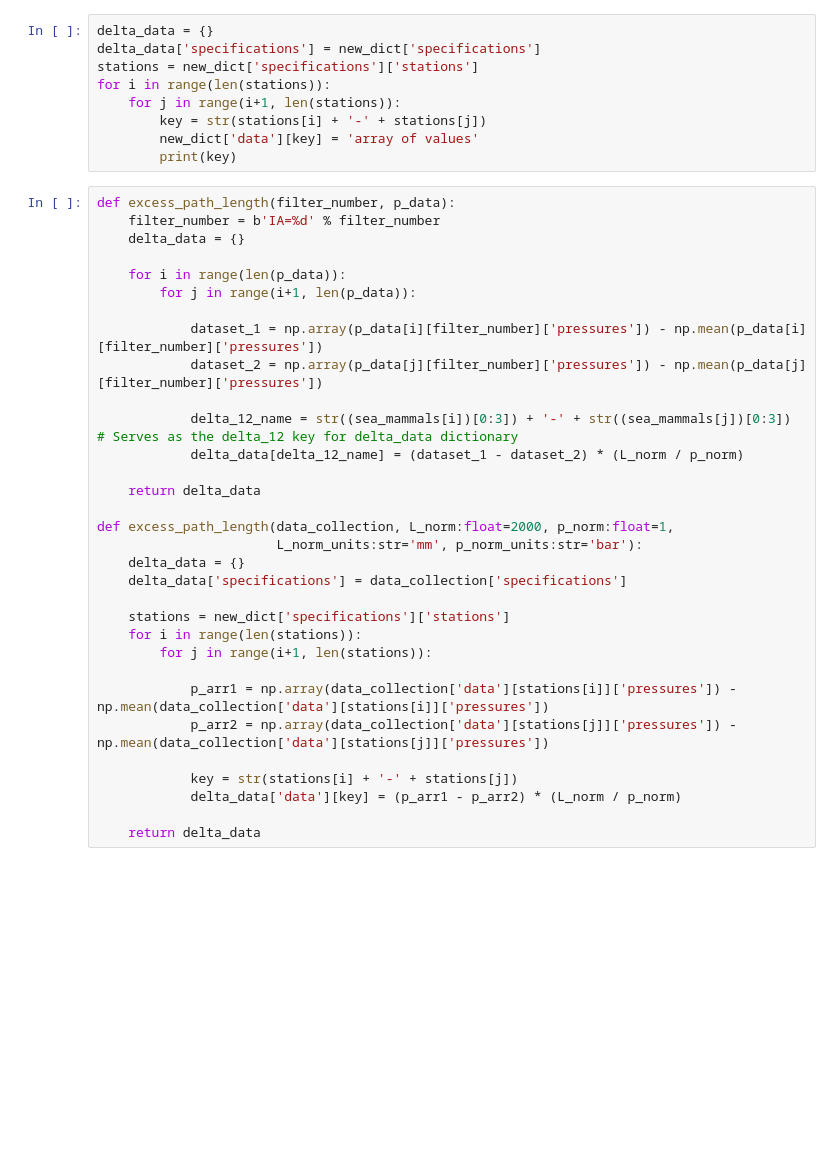
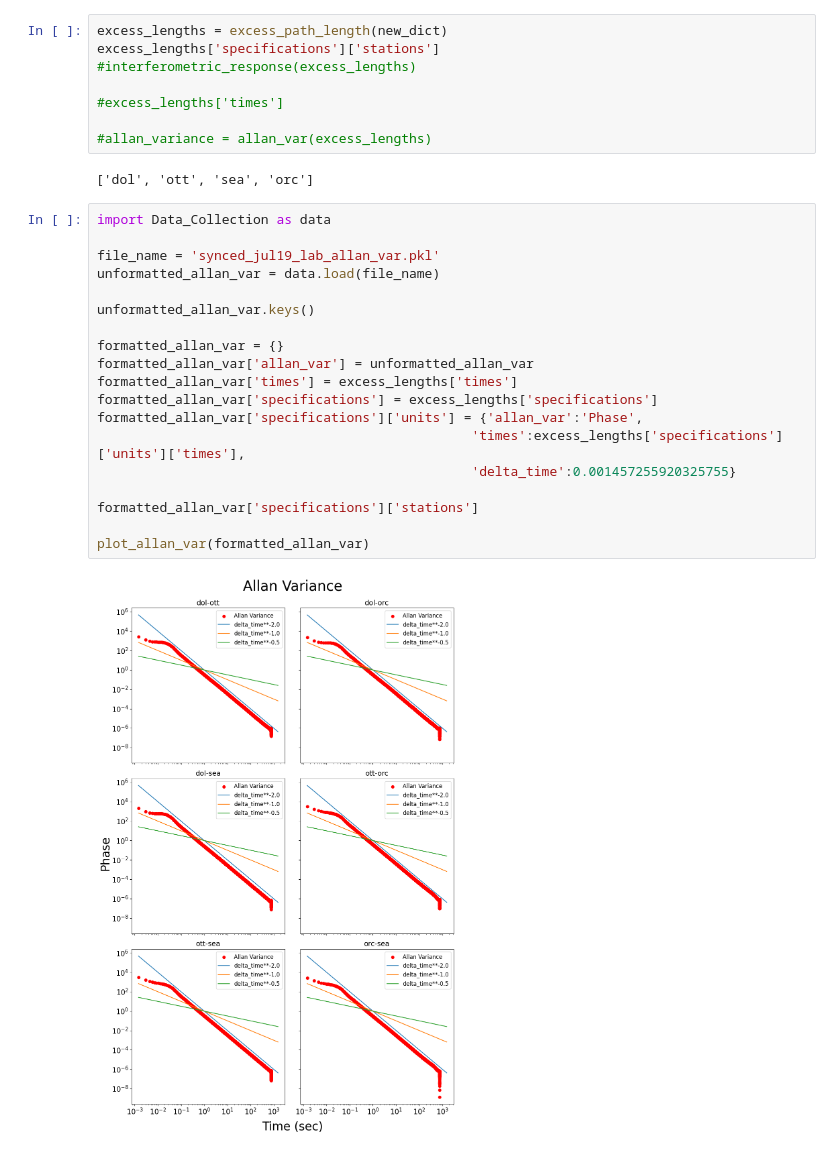
Before and after one commit to namson9728/MET4A_infrasonics, a Jupyter notebook: test.ipynb, the cells around one changed output. Saved outputs shown, nothing was run; the diff lists cells and outputs as text; blank space fills up the shorter version.

Commit message:
Refactored code for Allan variance and interferometric response

```diff
--- a/test.ipynb
+++ b/test.ipynb
@@ -34,42 +137,32 @@ new_dict = data.reformat(path, file)
 #time_series(new_dict)
-# %%
-delta_data = {}
-delta_data['specifications'] = new_dict['specifications']
-stations = new_dict['specifications']['stations']
-for i in range(len(stations)):
-    for j in range(i+1, len(stations)):
-        key = str(stations[i] + '-' + stations[j])
-        new_dict['data'][key] = 'array of values'
-        print(key)
-# %%
-def excess_path_length(filter_number, p_data):
-    filter_number = b'IA=%d' % filter_number
-    delta_data = {}
-
-    for i in range(len(p_data)):
-        for j in range(i+1, len(p_data)):
-
-            dataset_1 = np.array(p_data[i][filter_number]['pressures']) - np.mean(p_data[i][filter_number]['pressures'])
-            dataset_2 = np.array(p_data[j][filter_number]['pressures']) - np.mean(p_data[j][filter_number]['pressures'])
-
-            delta_12_name = str((sea_mammals[i])[0:3]) + '-' + str((sea_mammals[j])[0:3])   # Serves as the delta_12 key for delta_data dictionary
-            delta_data[delta_12_name] = (dataset_1 - dataset_2) * (L_norm / p_norm)
-
-    return delta_data
-
-def excess_path_length(data_collection, L_norm:float=2000, p_norm:float=1,
-                       L_norm_units:str='mm', p_norm_units:str='bar'):
-    delta_data = {}
-    delta_data['specifications'] = data_collection['specifications']
-
-    stations = new_dict['specifications']['stations']
-    for i in range(len(stations)):
-        for j in range(i+1, len(stations)):
-
-            p_arr1 = np.array(data_collection['data'][stations[i]]['pressures']) - np.mean(data_collection['data'][stations[i]]['pressures'])
-            p_arr2 = np.array(data_collection['data'][stations[j]]['pressures']) - np.mean(data_collection['data'][stations[j]]['pressures'])
-
-            key = str(stations[i] + '-' + stations[j])
-            delta_data['data'][key] = (p_arr1 - p_arr2) * (L_norm / p_norm)
-
-    return delta_data
+# %%
+excess_lengths = excess_path_length(new_dict)
+excess_lengths['specifications']['stations']
+#interferometric_response(excess_lengths)
+
+#excess_lengths['times']
+
+#allan_variance = allan_var(excess_lengths)
+# %% [output]
+['dol', 'ott', 'sea', 'orc']
+# %%
+import Data_Collection as data
+
+file_name = 'synced_jul19_lab_allan_var.pkl'
+unformatted_allan_var = data.load(file_name)
+
+unformatted_allan_var.keys()
+
+formatted_allan_var = {}
+formatted_allan_var['allan_var'] = unformatted_allan_var
+formatted_allan_var['times'] = excess_lengths['times']
+formatted_allan_var['specifications'] = excess_lengths['specifications']
+formatted_allan_var['specifications']['units'] = {'allan_var':'Phase',
+                                                'times':excess_lengths['specifications']['units']['times'],
+                                                'delta_time':0.001457255920325755}
+
+formatted_allan_var['specifications']['stations']
+
+plot_allan_var(formatted_allan_var)
+# %% [output]
+[figure, added]
```
Also changed, not shown: parts of 2 cells of this notebook, 4 other files.
